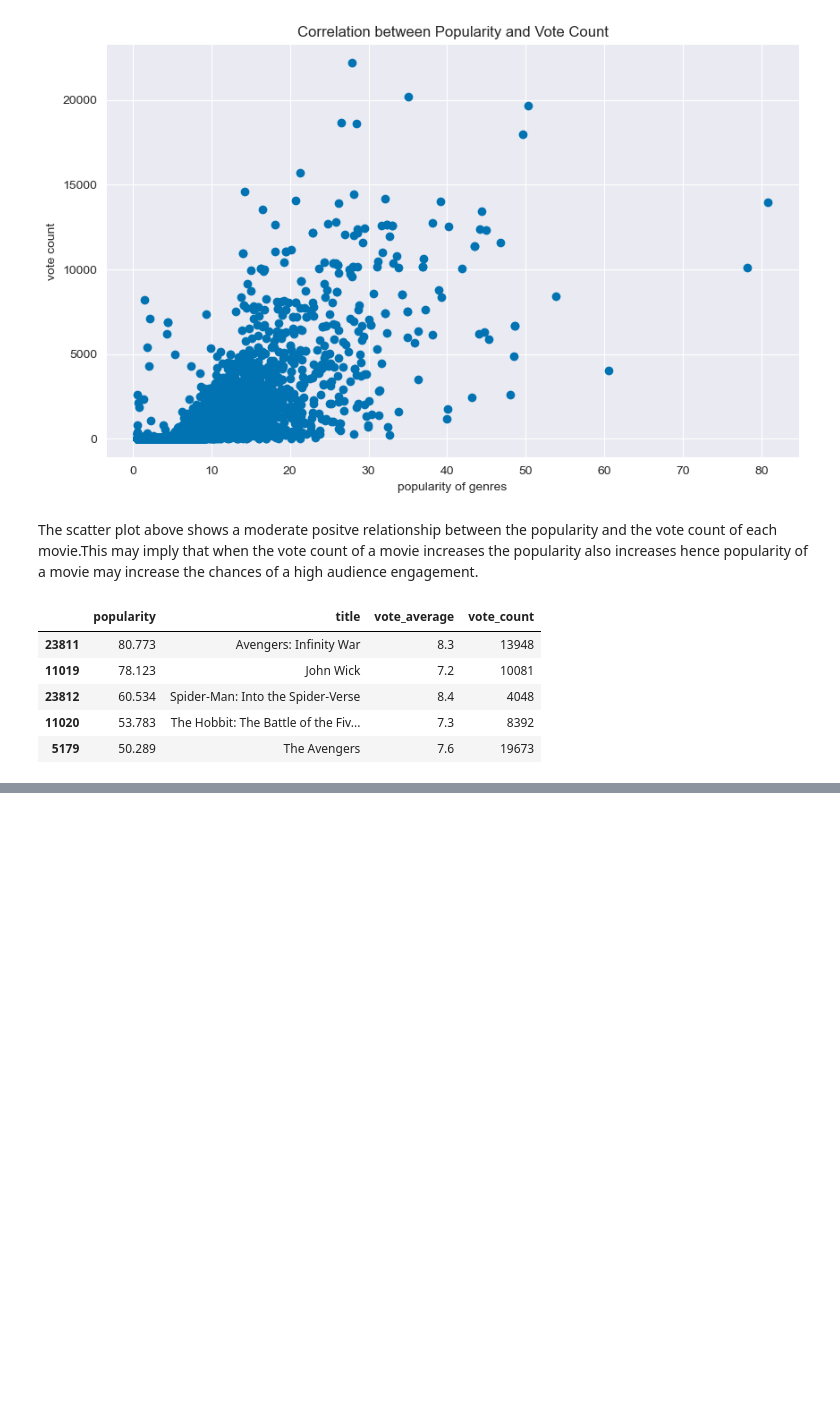
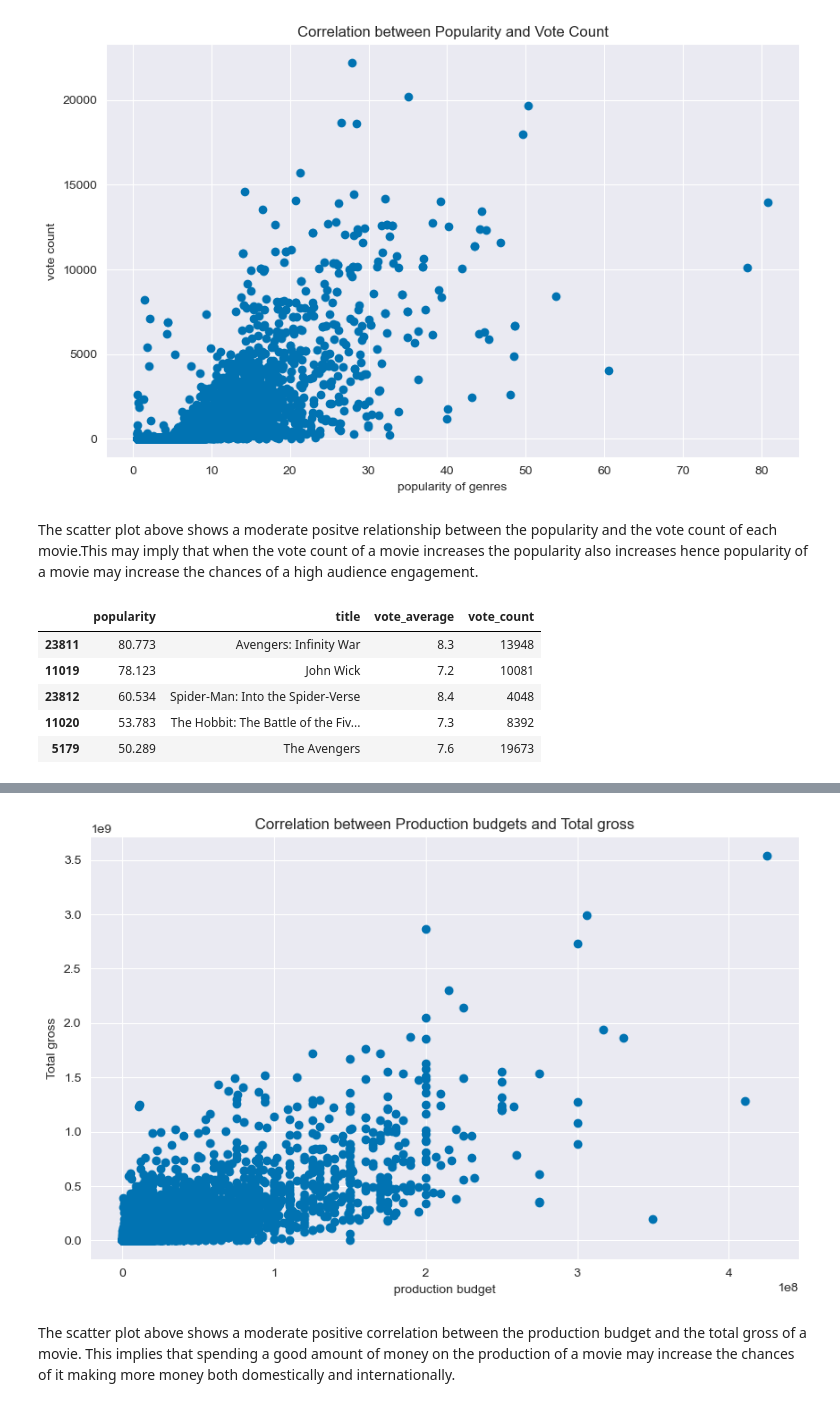
Before and after one commit to KimberlyWairimu/Project-Phase-1, a Jupyter notebook: My_project_1_jupyter_notebook.ipynb, the cells around one changed output, grey strips where cells are left out. Cells and saved outputs as stored; diff of their text form; code cells hidden in the pictures; blank space fills up the shorter version.

```diff
--- a/My_project_1_jupyter_notebook.ipynb
+++ b/My_project_1_jupyter_notebook.ipynb
@@ -455,0 +527,13 @@ The analysis above shows the first five most popular films. All this movies are
+# %%
+# plotting the scatter plot
+
+plt.figure(figsize=(10,6))
+plt.scatter(x= movie_budgets["production_budget"] , y =movie_budgets["Total_Gross"])
+plt.xlabel("production budget")
+plt.ylabel("Total gross")
+plt.title("Correlation between Production budgets and Total gross")
+plt.show()
+# %% [output]
+[figure, added]
+# %% [markdown]
+The scatter plot above shows a moderate positive correlation between the production budget and the total gross of a movie. This implies that spending a good amount of money on the production of a movie may increase the chances of it making more money both domestically and internationally.
```
Also changed, not shown: parts of 11 cells of this notebook.
